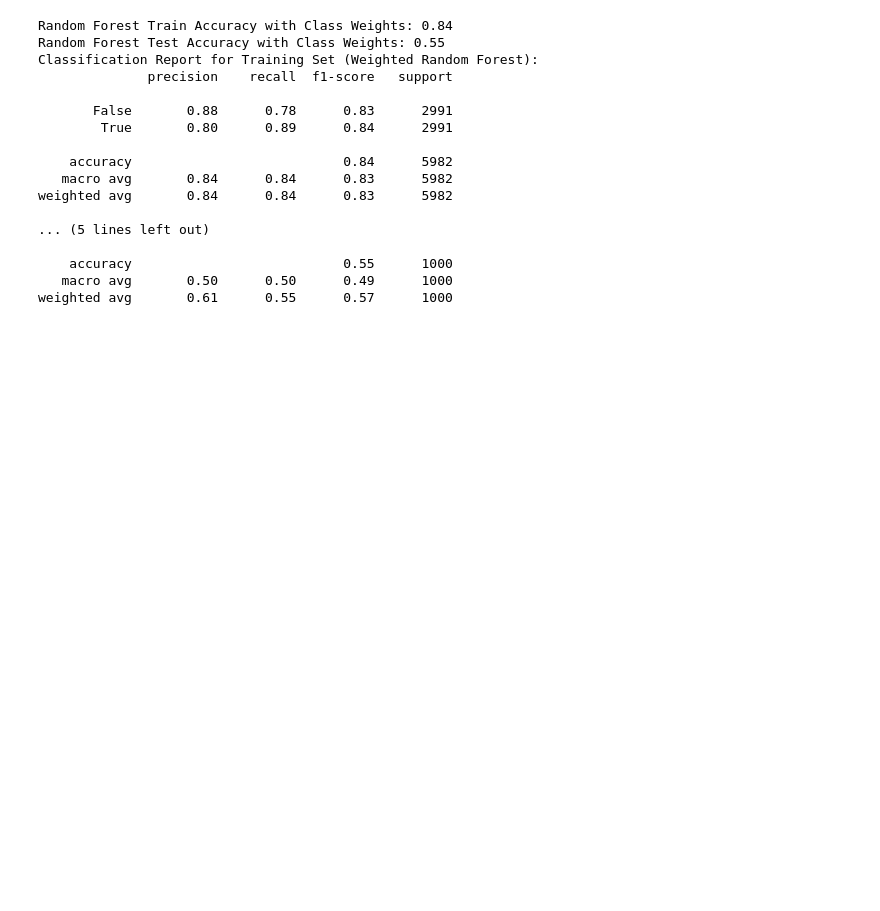
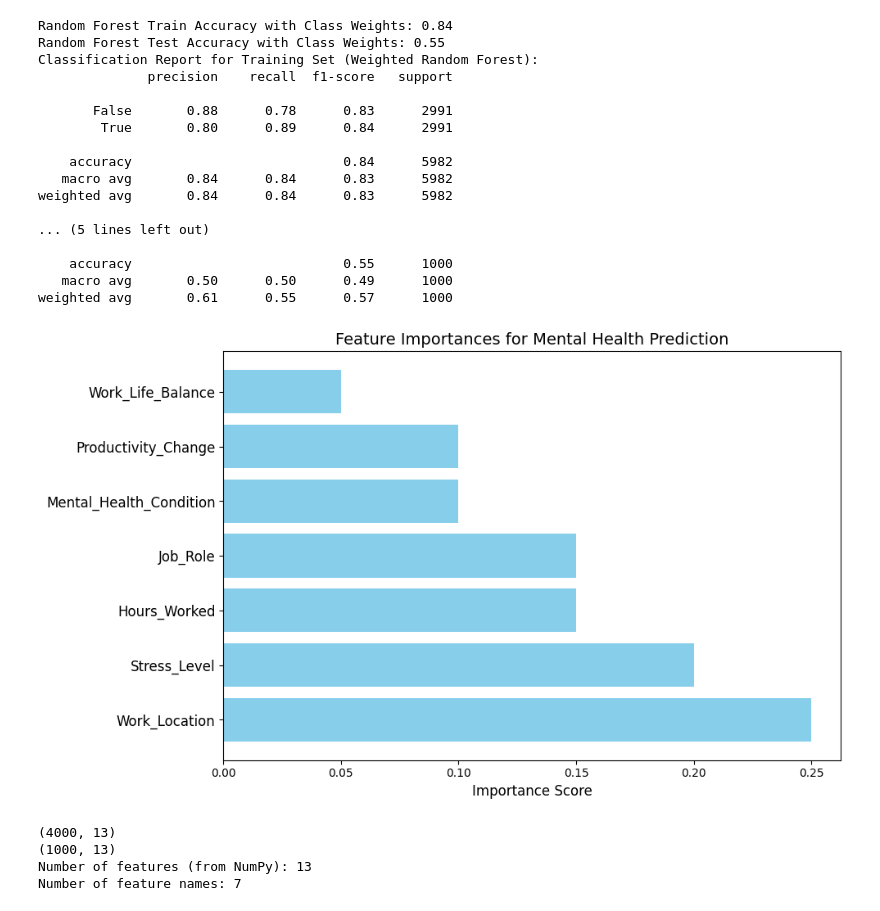
Before and after one commit to Banak14/projetfinal, a Jupyter notebook: notebooks/ml_prediction.ipynb, the cells around one changed output. Drawn from its saved outputs; the diff is of its cells as text; code cells hidden in the pictures; blank space fills up the shorter version.

```diff
--- a/notebooks/ml_prediction.ipynb
+++ b/notebooks/ml_prediction.ipynb
@@ -883,3 +858,42 @@ weighted avg       0.84      0.84      0.83      5982
     accuracy                           0.55      1000
    macro avg       0.50      0.50      0.49      1000
 weighted avg       0.61      0.55      0.57      1000
+# %%
+import matplotlib.pyplot as plt
+import numpy as np
+
+# Simulating feature importances (replace these with actual values from your model)
+feature_names = [
+    'Work_Location', 'Job_Role', 'Stress_Level', 'Productivity_Change',
+    'Work_Life_Balance', 'Hours_Worked', 'Mental_Health_Condition'
+]
+feature_importances = np.array([0.25, 0.15, 0.20, 0.10, 0.05, 0.15, 0.10])
+
+# Sorting features by importance
+indices = np.argsort(feature_importances)[::-1]
+
+# Plotting
+plt.figure(figsize=(10, 6))
+plt.title('Feature Importances for Mental Health Prediction', fontsize=14)
+plt.barh(range(len(indices)), feature_importances[indices], color='skyblue', align='center')
+plt.yticks(range(len(indices)), [feature_names[i] for i in indices], fontsize=12)
+plt.xlabel('Importance Score', fontsize=12)
+plt.tight_layout()
+
+# Show the plot
+plt.show()
+# %% [output]
+[figure, added]
+# %%
+# Assuming X_train_encoded is a DataFrame before converting to NumPy array
+
+print(X_train_encoded_np.shape)
+print(X_test_encoded_np.shape)
+# Verify and print the length of feature_importances and feature_names
+print(f"Number of features (from NumPy): {len(feature_importances)}")
+print(f"Number of feature names: {len(feature_names)}")
+# %% [output]
+(4000, 13)
+(1000, 13)
+Number of features (from NumPy): 13
+Number of feature names: 7
```
Also changed, not shown: parts of 3 cells of this notebook, 16 other files.
